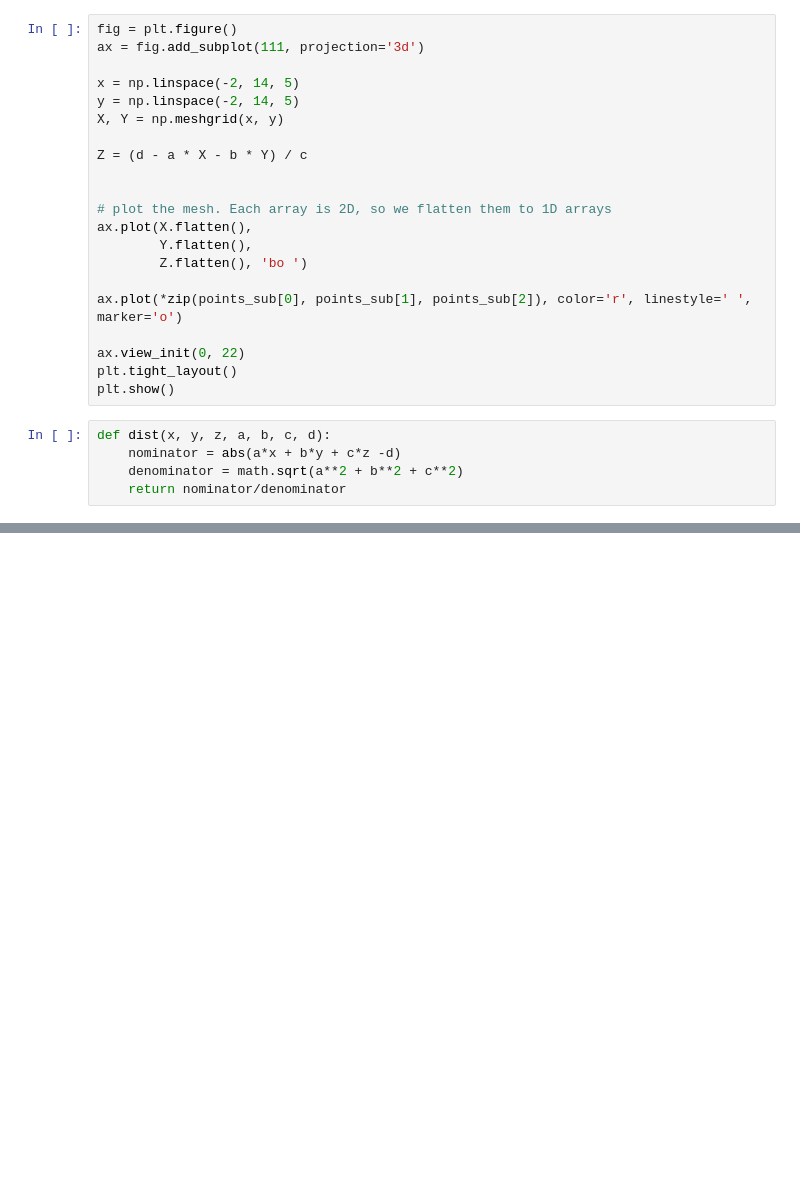
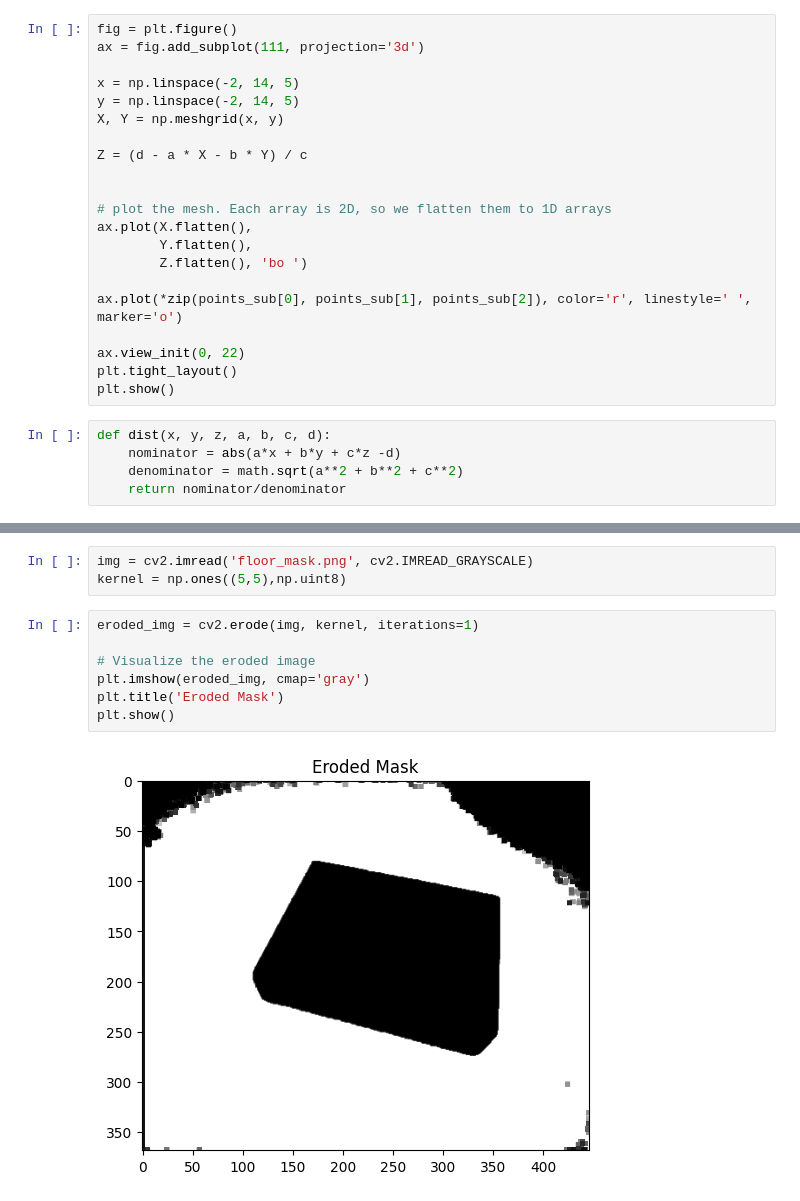
Before and after one commit to mahdi-darvish/CVPorj, a Jupyter notebook: Ex1/Group/exercise-01.ipynb, the cells around one changed output, grey strips where cells are left out. Drawn from its saved outputs; the diff is of its cells as text; blank space fills up the shorter version.

```diff
--- a/Ex1/Group/exercise-01.ipynb
+++ b/Ex1/Group/exercise-01.ipynb
@@ -261,0 +301,12 @@ best score:  99.99723614386792
+# %%
+img = cv2.imread('floor_mask.png', cv2.IMREAD_GRAYSCALE)
+kernel = np.ones((5,5),np.uint8)
+# %%
+eroded_img = cv2.erode(img, kernel, iterations=1)
+
+# Visualize the eroded image
+plt.imshow(eroded_img, cmap='gray')
+plt.title('Eroded Mask')
+plt.show()
+# %% [output]
+[figure, added]
```
Also changed, not shown: parts of 27 cells of this notebook.
